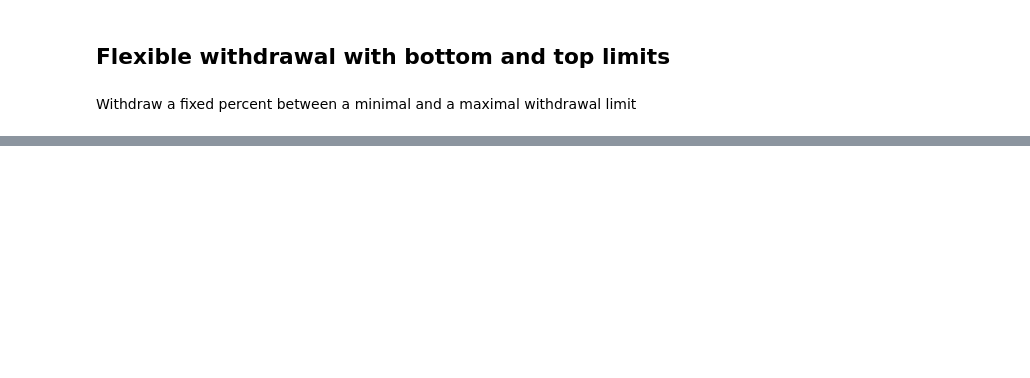
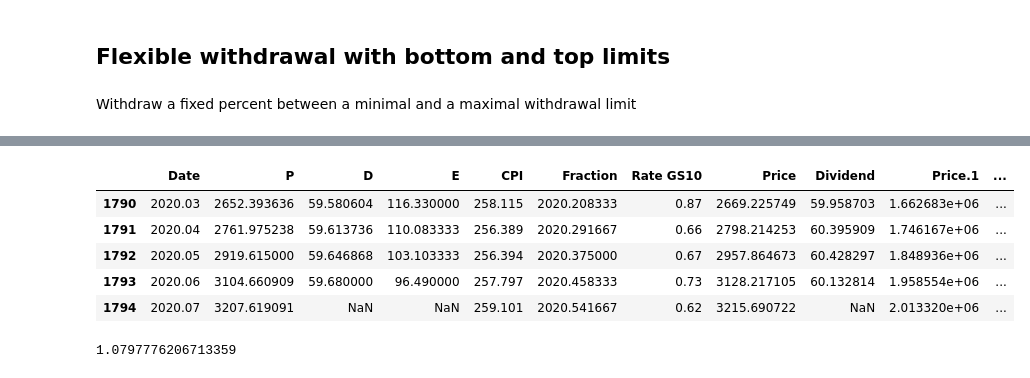
Before and after one commit to jvalansi/notebooks, a Jupyter notebook: S&P500.ipynb, the cells around one changed output, grey strips where cells are left out. Saved outputs shown, nothing was run; the diff lists cells and outputs as text; code cells hidden in the pictures; blank space fills up the shorter version.

```diff
--- a/S&P500.ipynb
+++ b/S&P500.ipynb
@@ -242,0 +261,15 @@ bankrupcy_probs
+# %%
+df['Adj Close Diff'] = df['Price.1']/df['Price.1'].shift()
+# %%
+df.tail()
+# %% [output]
+|  | Date | P | D | E | CPI | Fraction | Rate GS10 | Price | Dividend | Price.1 | ... |
+| 1790 | 2020.03 | 2652.393636 | 59.580604 | 116.330000 | 258.115 | 2020.208333 | 0.87 | 2669.225749 | 59.958703 | 1.662683e+06 | ... |
+| 1791 | 2020.04 | 2761.975238 | 59.613736 | 110.083333 | 256.389 | 2020.291667 | 0.66 | 2798.214253 | 60.395909 | 1.746167e+06 | ... |
+| 1792 | 2020.05 | 2919.615000 | 59.646868 | 103.103333 | 256.394 | 2020.375000 | 0.67 | 2957.864673 | 60.428297 | 1.848936e+06 | ... |
+| 1793 | 2020.06 | 3104.660909 | 59.680000 | 96.490000 | 257.797 | 2020.458333 | 0.73 | 3128.217105 | 60.132814 | 1.958554e+06 | ... |
+| 1794 | 2020.07 | 3207.619091 | NaN | NaN | 259.101 | 2020.541667 | 0.62 | 3215.690722 | NaN | 2.013320e+06 | ... |
+# %%
+df['Adj Close Diff'].mean()**12
+# %% [output]
+1.0797776206713359
```
Also changed, not shown: parts of 13 cells of this notebook.
